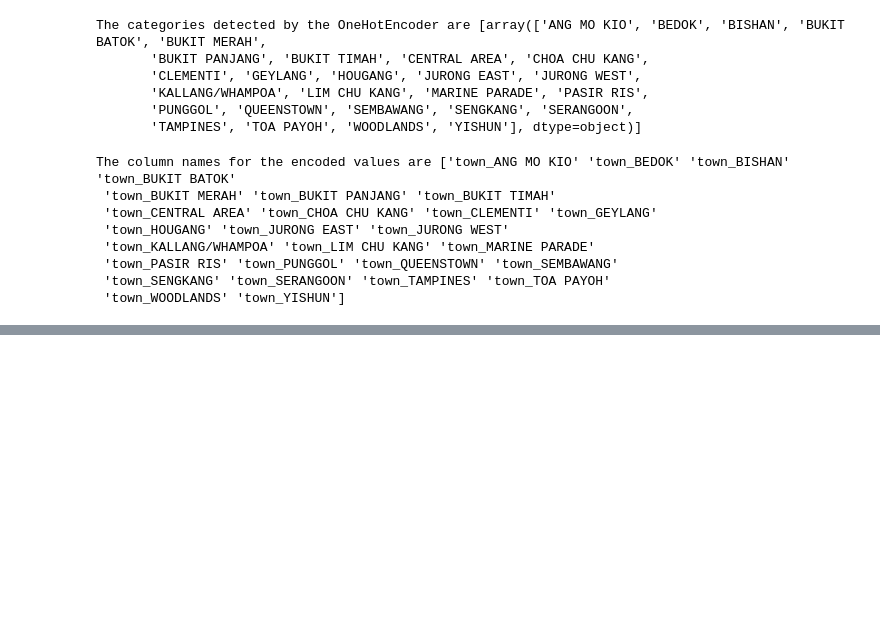
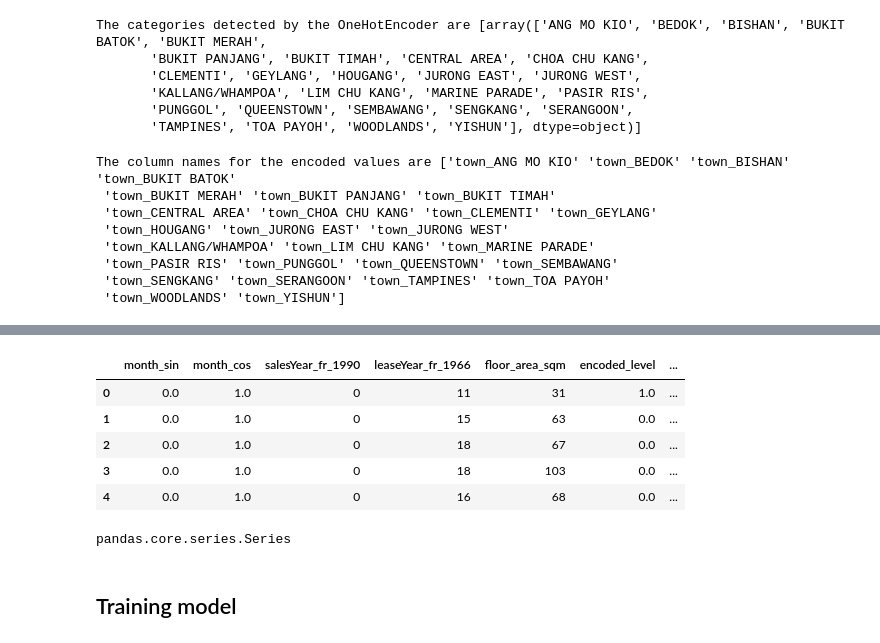
Before and after one commit to BlueSpirit1993/hdb_resale_chat_bot, a Jupyter notebook: notebooks/Boon_Kee/BK-hdb-model.ipynb, the cells around one changed output, grey strips where cells are left out. Drawn from its saved outputs; the diff is of its cells as text; code cells hidden in the pictures; blank space fills up the shorter version.

Commit message:
EDA work and added model file

```diff
--- a/notebooks/Boon_Kee/BK-hdb-model.ipynb
+++ b/notebooks/Boon_Kee/BK-hdb-model.ipynb
@@ -391,0 +357,3 @@ df3 = df2.drop(
+# %%
+pd.set_option("display.max_columns", None)
+df2.head()
@@ -428,0 +402,49 @@ print(df)
+# %%
+new_col_order_3 = [
+    "month_sin",
+    "month_cos",
+    "salesYear_fr_1990",
+    "leaseYear_fr_1966",
+    "floor_area_sqm",
+    "encoded_level",
+    "encoded_flat_type",
+    "town_ANG MO KIO",
+    "town_BEDOK",
+    "town_BISHAN",
+    "town_BUKIT BATOK",
+    "town_BUKIT MERAH",
+    "town_BUKIT PANJANG",
+    "town_BUKIT TIMAH",
+    "town_CENTRAL AREA",
+    "town_CHOA CHU KANG",
+    "town_CLEMENTI",
+    "town_GEYLANG",
+    "town_HOUGANG",
+    "town_JURONG EAST",
+    "town_JURONG WEST",
+    "town_KALLANG/WHAMPOA",
+    "town_LIM CHU KANG",
+    "town_MARINE PARADE",
+    "town_PASIR RIS",
+    "town_PUNGGOL",
+    "town_QUEENSTOWN",
+    "town_SEMBAWANG",
+    "town_SENGKANG",
+    "town_SERANGOON",
+    "town_TAMPINES",
+    "town_TOA PAYOH",
+    "town_WOODLANDS",
+    "town_YISHUN",
+    "resale_price",
+]
+# %%
+# Reorder the columns
+df3 = df3[new_col_order_3]
+df3.head()
+# %% [output]
+|  | month_sin | month_cos | salesYear_fr_1990 | leaseYear_fr_1966 | floor_area_sqm | encoded_level | ... |
+| 0 | 0.0 | 1.0 | 0 | 11 | 31 | 1.0 | ... |
+| 1 | 0.0 | 1.0 | 0 | 15 | 63 | 0.0 | ... |
+| 2 | 0.0 | 1.0 | 0 | 18 | 67 | 0.0 | ... |
+| 3 | 0.0 | 1.0 | 0 | 18 | 103 | 0.0 | ... |
+| 4 | 0.0 | 1.0 | 0 | 16 | 68 | 0.0 | ... |
@@ -428,0 +455,6 @@ print(df)
+# %%
+type(y)
+# %% [output]
+pandas.core.series.Series
+# %% [markdown]
+## Training model
```
Also changed, not shown: parts of 27 cells of this notebook.
